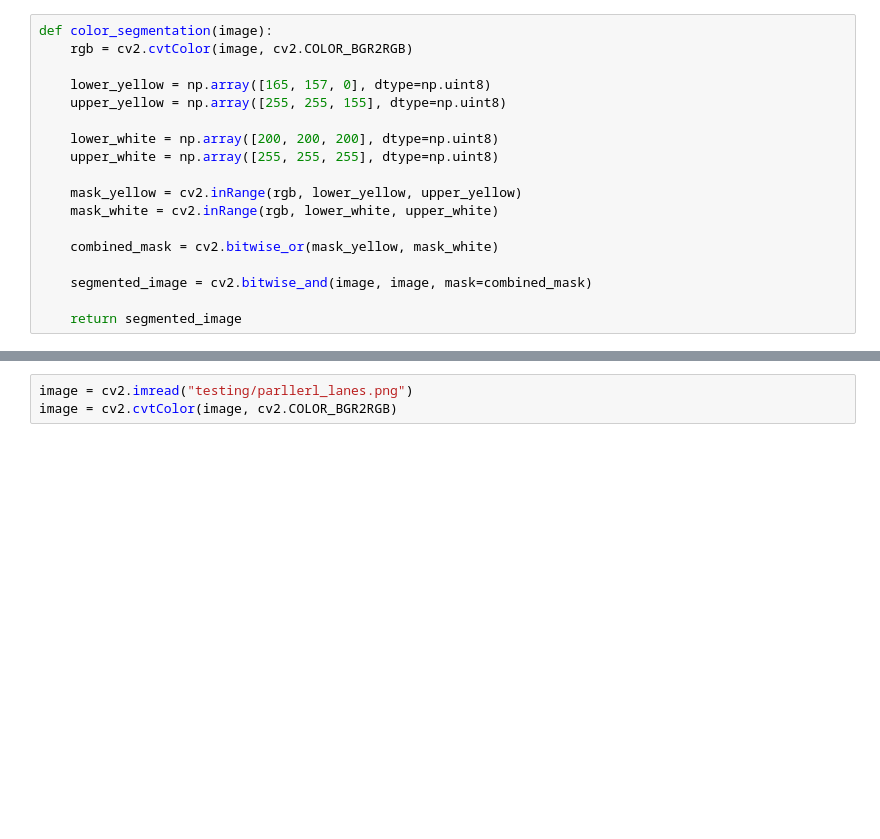
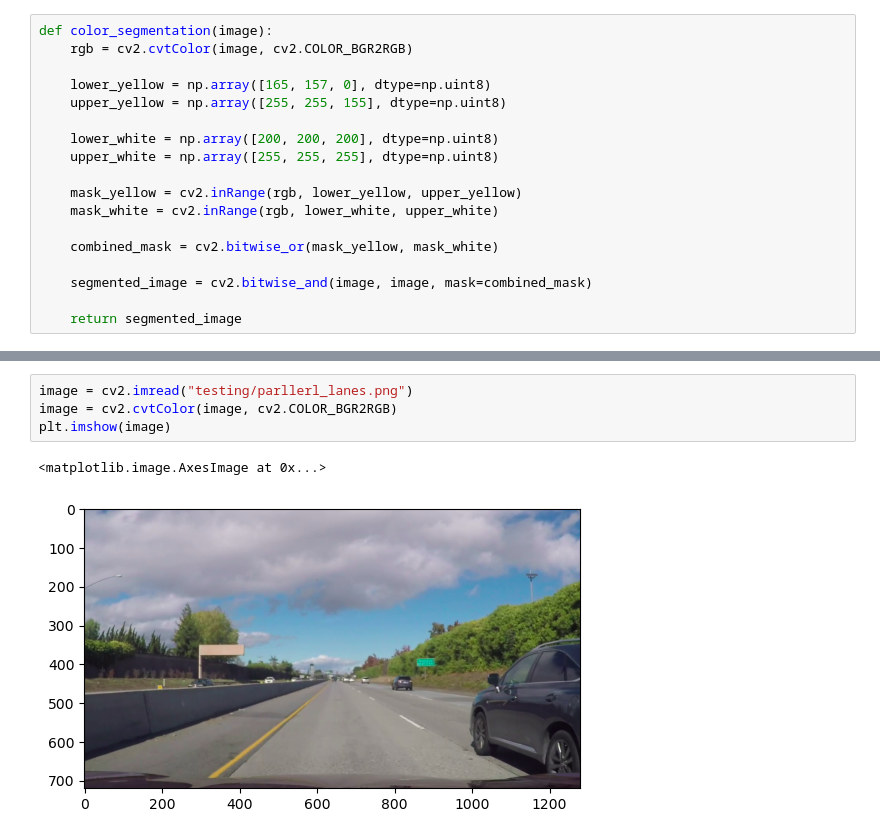
Before and after one commit to poonamshettar/Lane-Detection-using-open-CV, a Jupyter notebook: pipeline.ipynb, the cells around one changed output, grey strips where cells are left out. Saved outputs shown, nothing was run; the diff lists cells and outputs as text; blank space fills up the shorter version.

```diff
--- a/pipeline.ipynb
+++ b/pipeline.ipynb
@@ -71,3 +111,7 @@ def color_segmentation(image):
 # %%
 image = cv2.imread("testing/parllerl_lanes.png")
 image = cv2.cvtColor(image, cv2.COLOR_BGR2RGB)
+plt.imshow(image)
+# %% [output]
+<matplotlib.image.AxesImage at 0x...>
+[figure, added]
```
Also changed, not shown: parts of 4 cells of this notebook, 2 other files.
